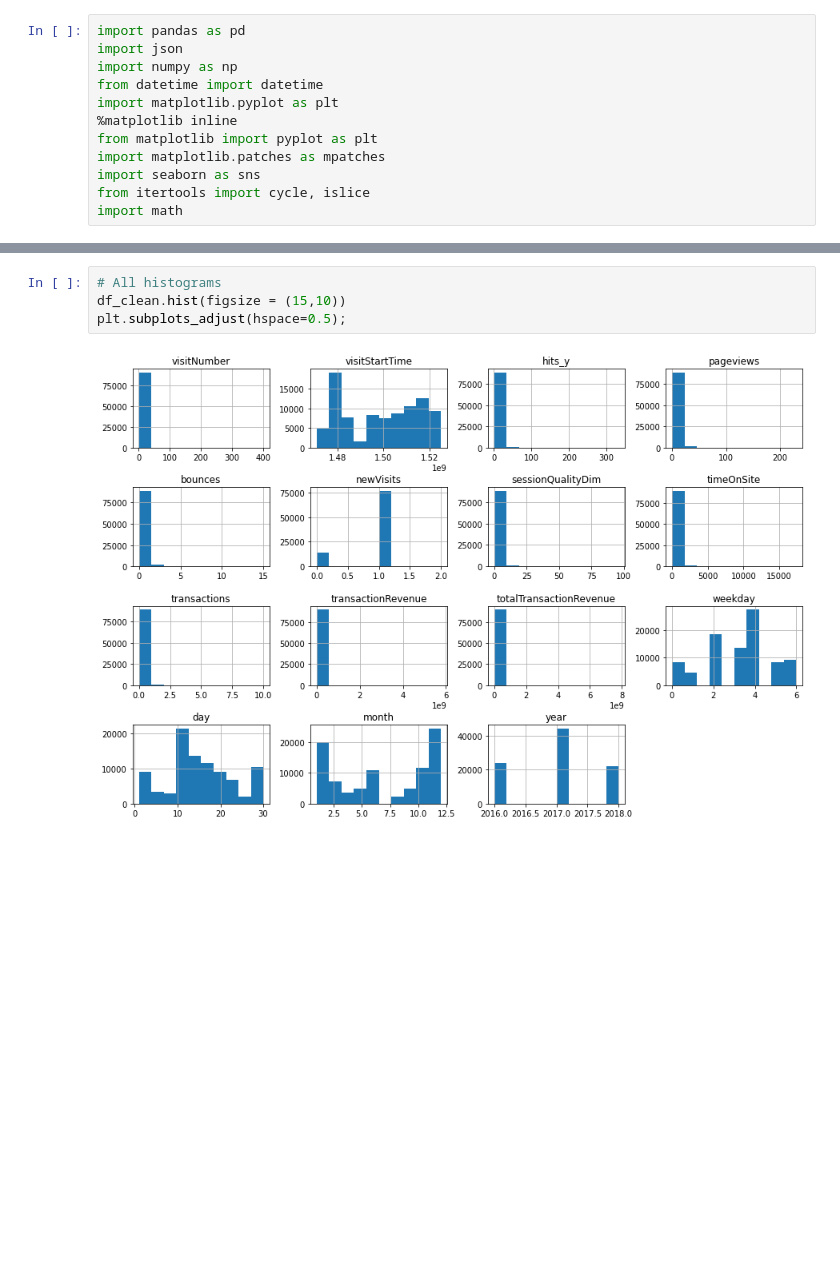
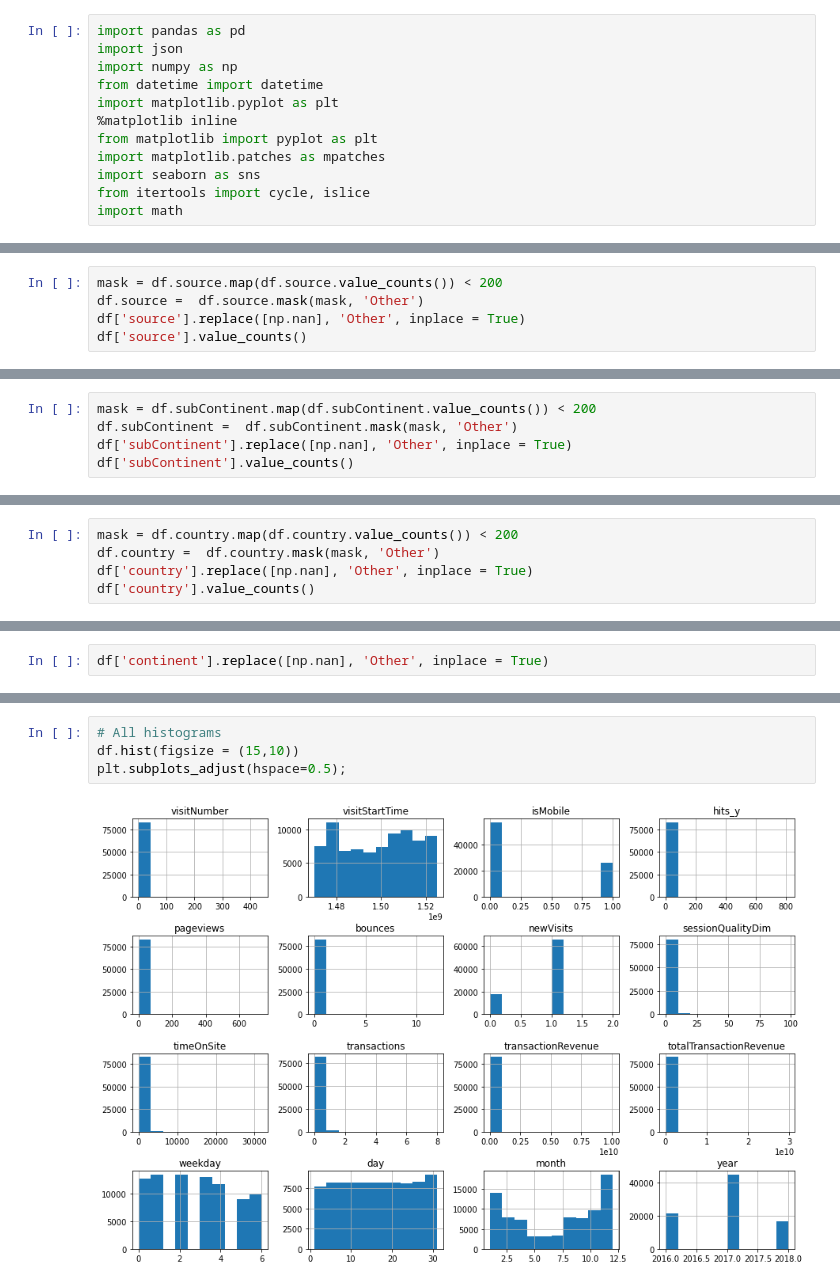
Before and after one commit to larsenk23/Capstone2, a Jupyter notebook: Exploratory Data Analysis.ipynb, the cells around one changed output, grey strips where cells are left out. Drawn from its saved outputs; the diff is of its cells as text; blank space fills up the shorter version.

```diff
--- a/Exploratory Data Analysis.ipynb
+++ b/Exploratory Data Analysis.ipynb
@@ -47,0 +71,5 @@ df_clean['visitId'] = df_clean['visitId'].astype(str)
+# %%
+mask = df.source.map(df.source.value_counts()) < 200
+df.source =  df.source.mask(mask, 'Other')
+df['source'].replace([np.nan], 'Other', inplace = True)
+df['source'].value_counts()
@@ -47,0 +90,5 @@ df_clean['visitId'] = df_clean['visitId'].astype(str)
+# %%
+mask = df.subContinent.map(df.subContinent.value_counts()) < 200
+df.subContinent =  df.subContinent.mask(mask, 'Other')
+df['subContinent'].replace([np.nan], 'Other', inplace = True)
+df['subContinent'].value_counts()
@@ -47,0 +115,5 @@ df_clean['visitId'] = df_clean['visitId'].astype(str)
+# %%
+mask = df.country.map(df.country.value_counts()) < 200
+df.country =  df.country.mask(mask, 'Other')
+df['country'].replace([np.nan], 'Other', inplace = True)
+df['country'].value_counts()
@@ -47,0 +138,2 @@ df_clean['visitId'] = df_clean['visitId'].astype(str)
+# %%
+df['continent'].replace([np.nan], 'Other', inplace = True)
@@ -48,7 +160,7 @@ df_clean['visitId'] = df_clean['visitId'].astype(str)
 # %%
 # All histograms
-df_clean.hist(figsize = (15,10))
+df.hist(figsize = (15,10))
 plt.subplots_adjust(hspace=0.5);
 # %% [output]
-[figure, old version]
+[figure, new version]
 # %%
```
Also changed, not shown: parts of 111 cells of this notebook, 2 other files.
